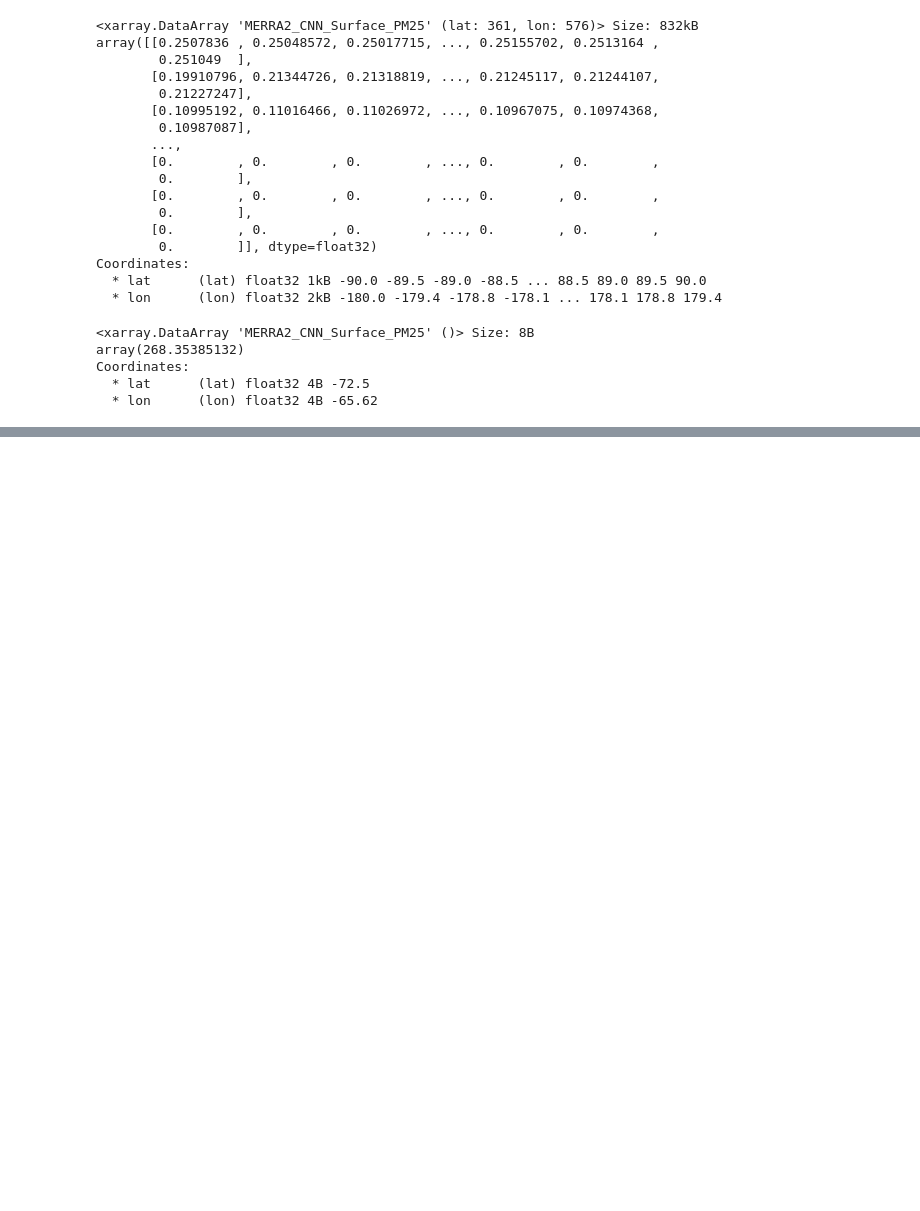
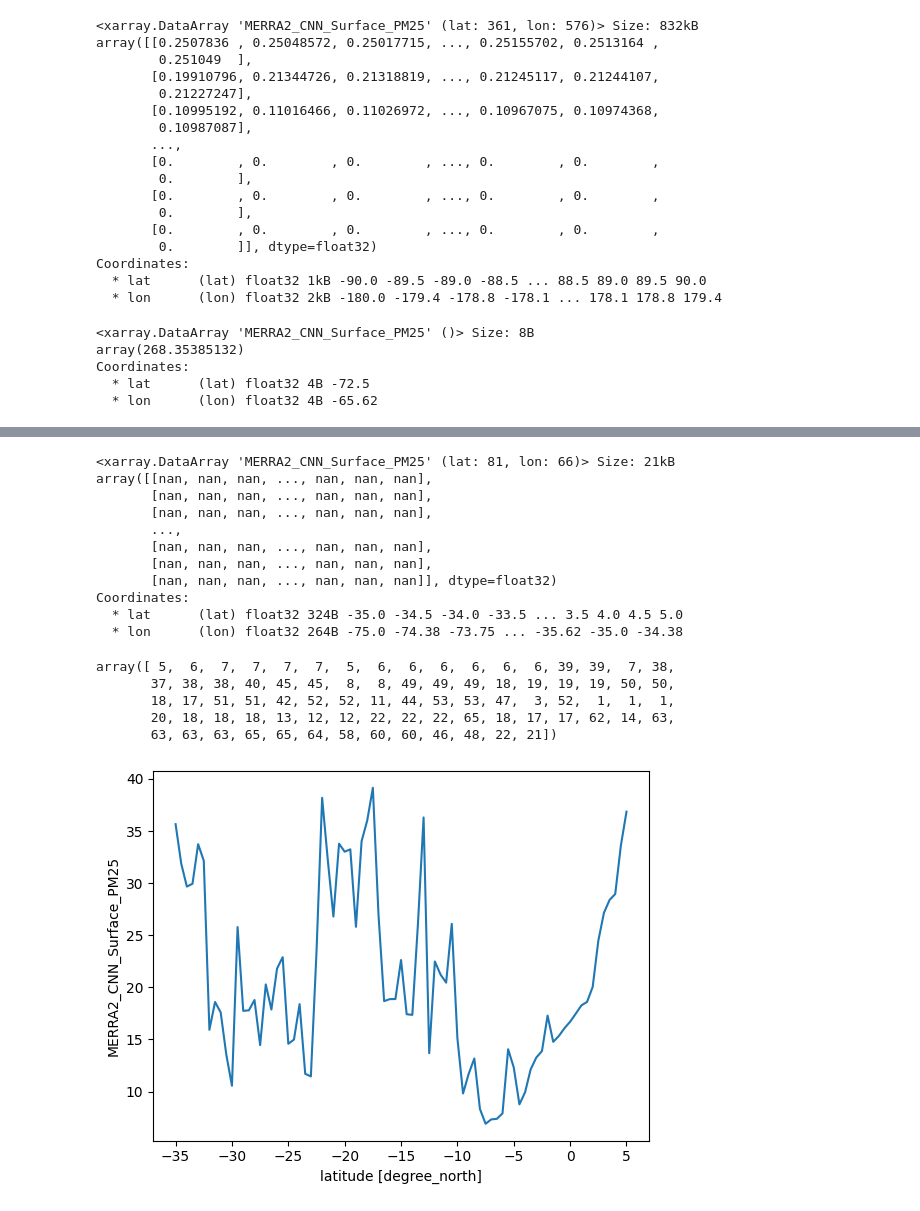
Before and after one commit to Bianca-bonetti/ENS410064, a Jupyter notebook: Atividade04.ipynb, the cells around one changed output, grey strips where cells are left out. Drawn from its saved outputs; the diff is of its cells as text; code cells hidden in the pictures; blank space fills up the shorter version.

```diff
--- a/Atividade04.ipynb
+++ b/Atividade04.ipynb
@@ -129,0 +168,28 @@ plt.show()
+# %%
+max_mediatimebrasil = mediatimebrasil.max(dim='lon')
+
+max_mediatimebrasil.plot()
+
+import numpy as np
+resultbra = mediatimebrasil.where(mediatimebrasil == max_mediatimebrasil)
+print(resultbra)
+resultado = np.array([np.where(~np.isnan(row))[0][0] for row in resultbra])
+resultado
+# %% [output]
+<xarray.DataArray 'MERRA2_CNN_Surface_PM25' (lat: 81, lon: 66)> Size: 21kB
+array([[nan, nan, nan, ..., nan, nan, nan],
+       [nan, nan, nan, ..., nan, nan, nan],
+       [nan, nan, nan, ..., nan, nan, nan],
+       ...,
+       [nan, nan, nan, ..., nan, nan, nan],
+       [nan, nan, nan, ..., nan, nan, nan],
+       [nan, nan, nan, ..., nan, nan, nan]], dtype=float32)
+Coordinates:
+  * lat      (lat) float32 324B -35.0 -34.5 -34.0 -33.5 ... 3.5 4.0 4.5 5.0
+  * lon      (lon) float32 264B -75.0 -74.38 -73.75 ... -35.62 -35.0 -34.38
+array([ 5,  6,  7,  7,  7,  7,  5,  6,  6,  6,  6,  6,  6, 39, 39,  7, 38,
+       37, 38, 38, 40, 45, 45,  8,  8, 49, 49, 49, 18, 19, 19, 19, 50, 50,
+       18, 17, 51, 51, 42, 52, 52, 11, 44, 53, 53, 47,  3, 52,  1,  1,  1,
+       20, 18, 18, 18, 13, 12, 12, 22, 22, 22, 65, 18, 17, 17, 62, 14, 63,
+       63, 63, 63, 65, 65, 64, 58, 60, 60, 46, 48, 22, 21])
+[figure, added]
```
Also changed, not shown: parts of 7 cells of this notebook.
